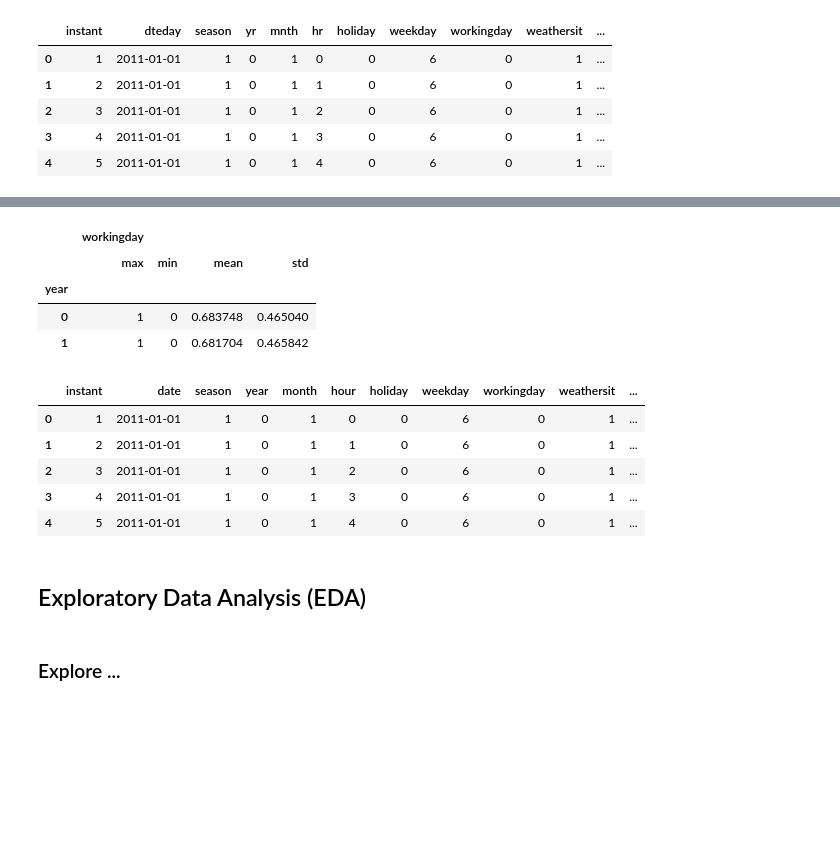
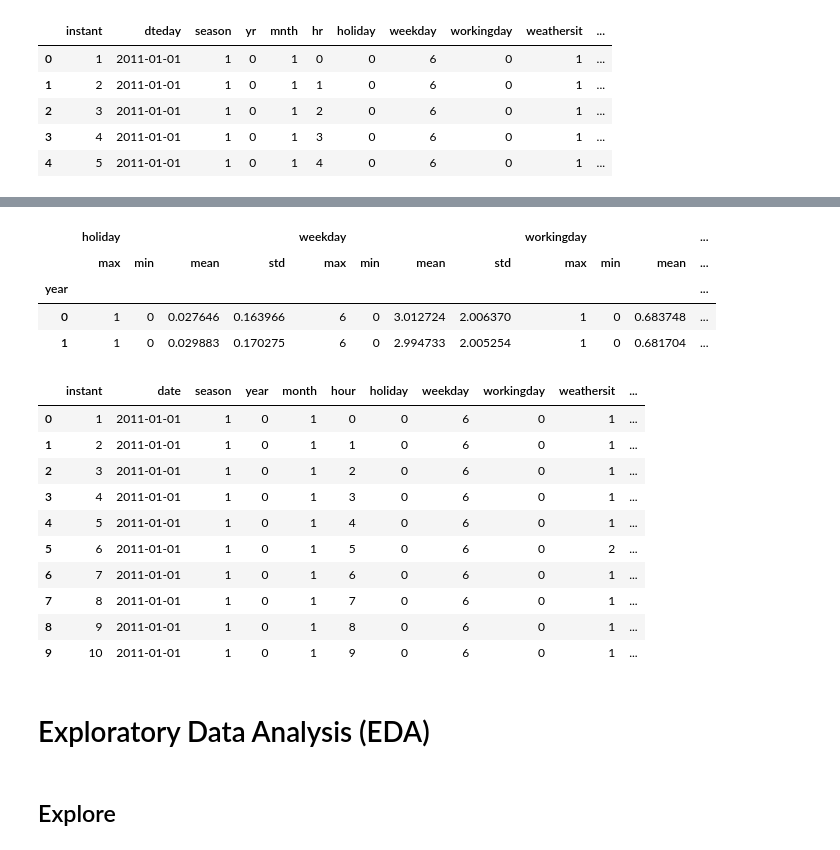
Before and after one commit to tomyivansugiharto/Data_Science_E-Bike, a Jupyter notebook: notebook.ipynb, the cells around one changed output, grey strips where cells are left out. Drawn from its saved outputs; the diff is of its cells as text; code cells hidden in the pictures; blank space fills up the shorter version.

```diff
--- a/notebook.ipynb
+++ b/notebook.ipynb
@@ -106,0 +95,5 @@ hours_df = pd.read_csv("/content/hour.csv")
+# %%
+datetime_columns = ["dteday"]
+
+for column in datetime_columns:
+  hours_df[column] = pd.to_datetime(hours_df[column])
@@ -107,6 +120,2 @@ hours_df = pd.read_csv("/content/hour.csv")
 # %%
-hours_df.dropna(inplace=True)
+hours_df.interpolate(method='linear', limit_direction='forward',inplace=True)
-# %%
-hours_df.fillna(value=hours_df.mean(), inplace=True)
-# %%
-hours_df.drop_duplicates(inplace=True)
@@ -189,19 +165,26 @@ hours_df.describe(include="all")
 # %%
 hours_df.groupby(by="year").agg({
+    "holiday": ["max", "min", "mean", "std"],
+    "weekday": ["max", "min", "mean", "std"],
     "workingday": ["max", "min", "mean", "std"]
 })
 # %% [output]
-|  | workingday |  |  |  |
-|  | max | min | mean | std |
-| year |  |  |  |  |
-| 0 | 1 | 0 | 0.683748 | 0.465040 |
-| 1 | 1 | 0 | 0.681704 | 0.465842 |
+|  | holiday |  |  |  | weekday |  |  |  | workingday |  |  | ... |
+|  | max | min | mean | std | max | min | mean | std | max | min | mean | ... |
+| year |  |  |  |  |  |  |  |  |  |  |  | ... |
+| 0 | 1 | 0 | 0.027646 | 0.163966 | 6 | 0 | 3.012724 | 2.006370 | 1 | 0 | 0.683748 | ... |
+| 1 | 1 | 0 | 0.029883 | 0.170275 | 6 | 0 | 2.994733 | 2.005254 | 1 | 0 | 0.681704 | ... |
 # %%
-hours_df.head()
+hours_df.head(10)
 # %% [output]
 |  | instant | date | season | year | month | hour | holiday | weekday | workingday | weathersit | ... |
 | 0 | 1 | 2011-01-01 | 1 | 0 | 1 | 0 | 0 | 6 | 0 | 1 | ... |
 | 1 | 2 | 2011-01-01 | 1 | 0 | 1 | 1 | 0 | 6 | 0 | 1 | ... |
 | 2 | 3 | 2011-01-01 | 1 | 0 | 1 | 2 | 0 | 6 | 0 | 1 | ... |
 | 3 | 4 | 2011-01-01 | 1 | 0 | 1 | 3 | 0 | 6 | 0 | 1 | ... |
 | 4 | 5 | 2011-01-01 | 1 | 0 | 1 | 4 | 0 | 6 | 0 | 1 | ... |
+| 5 | 6 | 2011-01-01 | 1 | 0 | 1 | 5 | 0 | 6 | 0 | 2 | ... |
+| 6 | 7 | 2011-01-01 | 1 | 0 | 1 | 6 | 0 | 6 | 0 | 1 | ... |
+| 7 | 8 | 2011-01-01 | 1 | 0 | 1 | 7 | 0 | 6 | 0 | 1 | ... |
+| 8 | 9 | 2011-01-01 | 1 | 0 | 1 | 8 | 0 | 6 | 0 | 1 | ... |
+| 9 | 10 | 2011-01-01 | 1 | 0 | 1 | 9 | 0 | 6 | 0 | 1 | ... |
@@ -210,7 +191,7 @@ hours_df.to_csv('hour_clean.csv', index=False)
 # %% [markdown]
-## Exploratory Data Analysis (EDA)
+# Exploratory Data Analysis (EDA)
 # %% [markdown]
-### Explore ...
+## Explore
 # %%
 hours_df.info()
 # %% [output]
```
Also changed, not shown: parts of 51 cells of this notebook, 7 other files.
